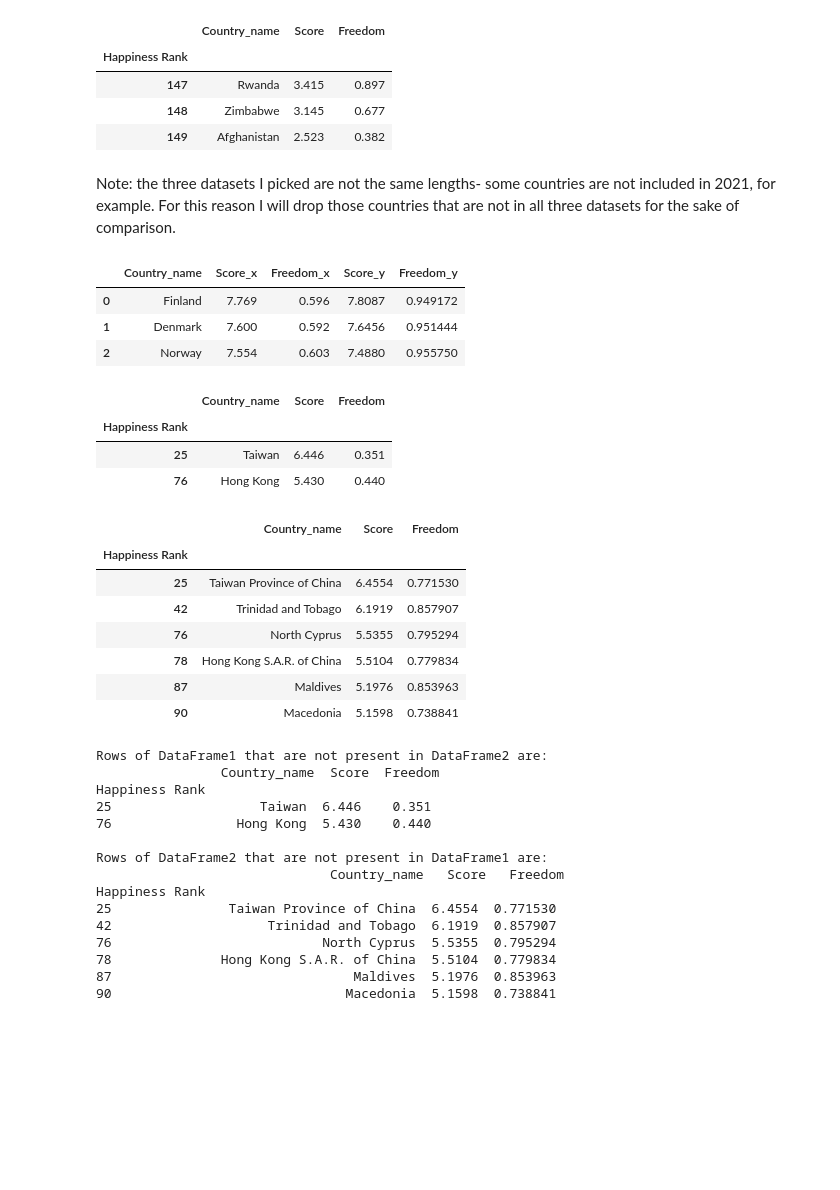
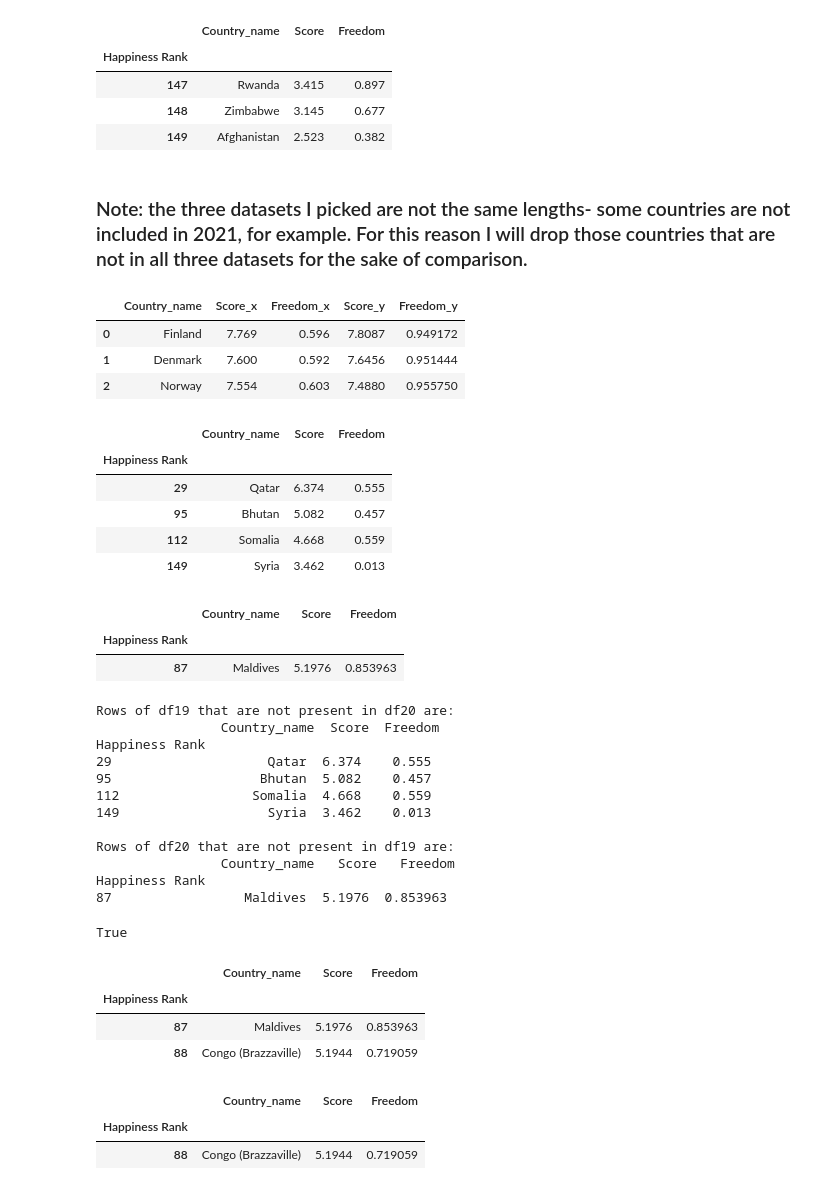
Before and after one commit to torrancefredell/Forge-Launch-Project, a Jupyter notebook: Forge Launch Project.ipynb, the cells around one changed output. Cells and saved outputs as stored; diff of their text form; code cells hidden in the pictures; blank space fills up the shorter version.

```diff
--- a/Forge Launch Project.ipynb
+++ b/Forge Launch Project.ipynb
@@ -99,10 +101,10 @@ df21.tail(3)
 | 148 | Zimbabwe | 3.145 | 0.677 |
 | 149 | Afghanistan | 2.523 | 0.382 |
 # %% [markdown]
-Note: the three datasets I picked are not the same lengths- some countries are not included in 2021, for example. For this reason I will drop those countries that are not in all three datasets for the sake of comparison.
+### Note: the three datasets I picked are not the same lengths- some countries are not included in 2021, for example. For this reason I will drop those countries that are not in all three datasets for the sake of comparison.
 # %%
-merged = df19.merge(df20,on=['Country_name','Country_name'])
-merged.head(3)
+common = df19.merge(df20, on=["Country_name"])
+common.head(3)
 # %% [output]
 |  | Country_name | Score_x | Freedom_x | Score_y | Freedom_y |
 | 0 | Finland | 7.769 | 0.596 | 7.8087 | 0.949172 |
@@ -110,45 +112,38 @@ merged.head(3)
 | 2 | Norway | 7.554 | 0.603 | 7.4880 | 0.955750 |
 # %%
 # Filtering rows of df19
-result = df19[(~df20.Country_name.isin(merged.Country_name))&(~df19.Country_name.isin(merged.Country_name))]
+result = df19[~df19.Country_name.isin(common.Country_name)]
 result
 # %% [output]
 |  | Country_name | Score | Freedom |
 | Happiness Rank |  |  |  |
-| 25 | Taiwan | 6.446 | 0.351 |
-| 76 | Hong Kong | 5.430 | 0.440 |
+| 29 | Qatar | 6.374 | 0.555 |
+| 95 | Bhutan | 5.082 | 0.457 |
+| 112 | Somalia | 4.668 | 0.559 |
+| 149 | Syria | 3.462 | 0.013 |
 # %%
-# Filtering rows of df20
-result2 = df20[(~df20.Country_name.isin(merged.Country_name)&(~df20.Country_name.isin(merged.Country_name)))]
+result2 = df20[~df20.Country_name.isin(common.Country_name)]
 result2
 # %% [output]
 |  | Country_name | Score | Freedom |
 | Happiness Rank |  |  |  |
-| 25 | Taiwan Province of China | 6.4554 | 0.771530 |
-| 42 | Trinidad and Tobago | 6.1919 | 0.857907 |
-| 76 | North Cyprus | 5.5355 | 0.795294 |
-| 78 | Hong Kong S.A.R. of China | 5.5104 | 0.779834 |
 | 87 | Maldives | 5.1976 | 0.853963 |
-| 90 | Macedonia | 5.1598 | 0.738841 |
 # %%
-# Display Result
-print("Rows of DataFrame1 that are not present in DataFrame2 are:\n",result,"\n")
+# Display result
+print("Rows of df19 that are not present in df20 are:\n",result,"\n")
 
-# Display Result2
-print("Rows of DataFrame2 that are not present in DataFrame1 are:\n",result2)
+# Display result2
+print("Rows of df20 that are not present in df19 are:\n",result2)
 # %% [output]
-Rows of DataFrame1 that are not present in DataFrame2 are:
+Rows of df19 that are not present in df20 are:
                 Country_name  Score  Freedom
 Happiness Rank
-25                   Taiwan  6.446    0.351
-76                Hong Kong  5.430    0.440
+29                    Qatar  6.374    0.555
+95                   Bhutan  5.082    0.457
+112                 Somalia  4.668    0.559
+149                   Syria  3.462    0.013
 
-Rows of DataFrame2 that are not present in DataFrame1 are:
-                              Country_name   Score   Freedom
+Rows of df20 that are not present in df19 are:
+                Country_name   Score   Freedom
 Happiness Rank
-25               Taiwan Province of China  6.4554  0.771530
-42                    Trinidad and Tobago  6.1919  0.857907
-76                           North Cyprus  5.5355  0.795294
-78              Hong Kong S.A.R. of China  5.5104  0.779834
-87                               Maldives  5.1976  0.853963
-90                              Macedonia  5.1598  0.738841
+87                 Maldives  5.1976  0.853963
@@ -154,0 +177,4 @@ Happiness Rank
+# %%
+lengthcheck(newdf19, newdf20)
+# %% [output]
+True
@@ -154,0 +183,13 @@ Happiness Rank
+# %%
+df20.iloc[[86, 87]]
+# %% [output]
+|  | Country_name | Score | Freedom |
+| Happiness Rank |  |  |  |
+| 87 | Maldives | 5.1976 | 0.853963 |
+| 88 | Congo (Brazzaville) | 5.1944 | 0.719059 |
+# %%
+newdf20.iloc[[86]] # Quick check to make sure this is different now; should be Congo (Brazzaville), NOT Maldives
+# %% [output]
+|  | Country_name | Score | Freedom |
+| Happiness Rank |  |  |  |
+| 88 | Congo (Brazzaville) | 5.1944 | 0.719059 |
```
Also changed, not shown: parts of 14 cells of this notebook.
